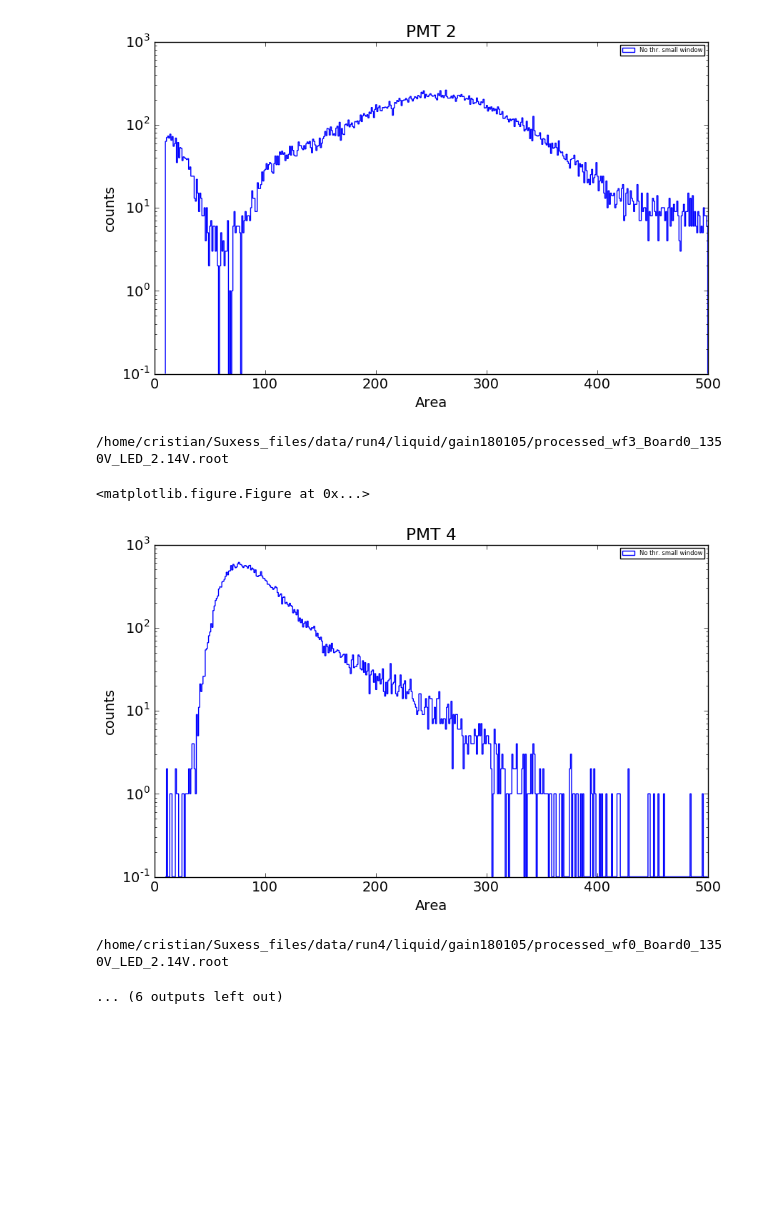
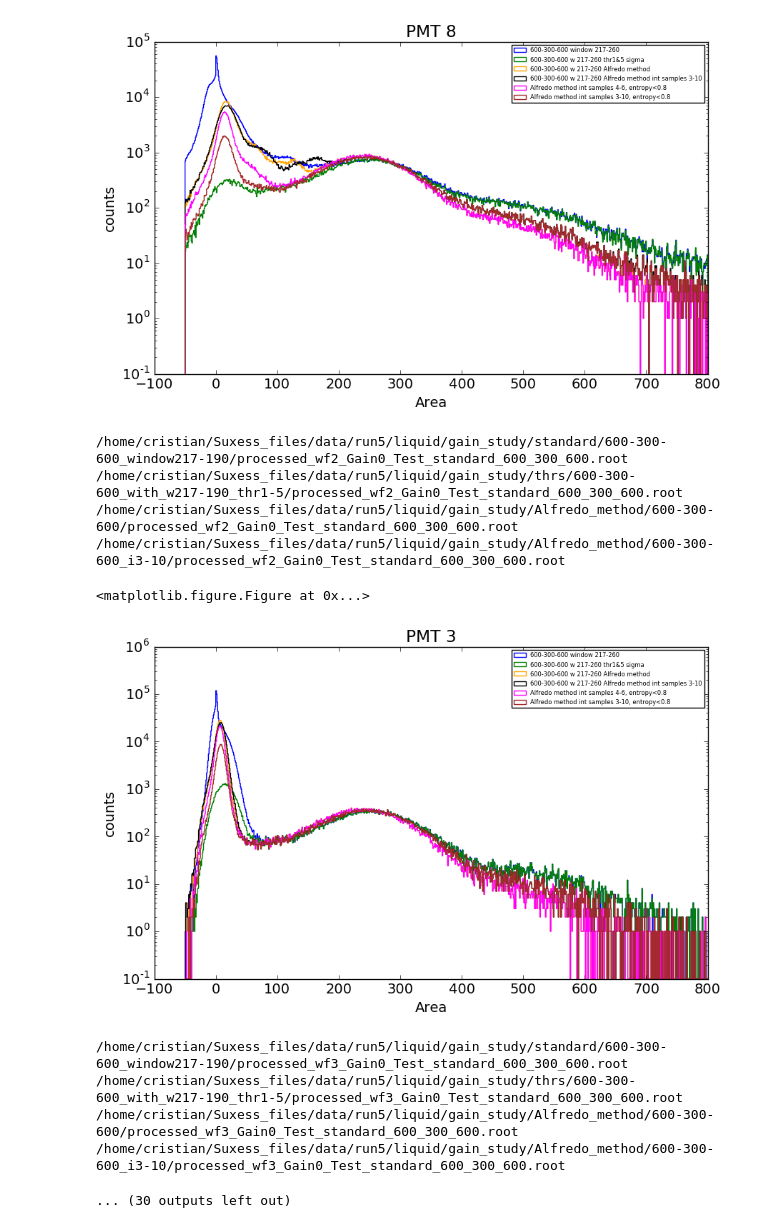
Before and after one commit to CristianAntochi/PMTtesting, a Jupyter notebook: gain_study.ipynb, the cells around one changed output. Cells and saved outputs as stored; diff of their text form; code cells hidden in the pictures; blank space fills up the shorter version.

```diff
--- a/gain_study.ipynb
+++ b/gain_study.ipynb
@@ -114,16 +125,18 @@ def process_ap_file(filename):
 def fit_doubleGauss(x, N, sigma, mu, N2):
     return N*np.exp(-(x-mu)*(x-mu)/(2*sigma*sigma)) + N2*np.exp(-(x-2*mu)*(x-2*mu)/(4*sigma*sigma))
 
-def plot1dhist(data_frame,df1,df2,pmt,func):
+def plot1dhist(data_frame,df1,df2,df3,pmt,func):
     plt.figure(figsize=(10,6))
     #data_frame1=data_frame[(data_frame['area']<50)]
     #weights = np.ones_like(data_frame1['time'])/float(len(data_frame['time'])) # normalized to ALL events (above 2pe th.)
     #plt.colorbar(label='counts')
     #bin_centres = (bin_edges[:-1] + bin_edges[1:])/2
-    plt.hist( data_frame['area'], bins=490, range=((10, 500)), normed = False, log = True,histtype='step', label='No thr. small window')#, weights = weights) #norm=LogNorm()) #bins 200
+    #plt.hist( data_frame['area'], bins=550, range=((-50, 500)), normed = False, log = True,histtype='step', label='220-300-220 standard window 175-215')#, weights = weights) #norm=LogNorm()) #bins 200
 
-    #plt.hist( df1['area'], bins=490, range=((10, 500)), normed = False, log = True,histtype='step', stacked = False, label='old WARP')
-    #plt.hist( df2['area'], bins=490, range=((10, 500)), normed = False, log = True,histtype='step', stacked = False , label = 'new WARP')
+    plt.hist( data_frame['area'], bins=850, range=((-50, 800)), normed = False, log = True,histtype='step', stacked = False, label='600-300-600 window 217-260')
+    plt.hist( df1['area'], bins=850, range=((-50, 800)), normed = False, log = True,histtype='step', stacked = False , label = '600-300-600 w 217-260 thr1&5 sigma')
+    plt.hist( df2['area'], bins=850, range=((-50, 800)), normed = False, log = True,histtype='step', stacked = False, label='600-300-600 w 217-260 Alfredo method', color = 'orange')
+    plt.hist( df3['area'], bins=850, range=((-50, 800)), normed = False, log = True,histtype='step', stacked = False, label='600-300-600 w 217-260 Alfredo method int samples 3-10', color = 'black', linestyle = 'solid')
 
     plt.xlabel('Area')
     plt.ylabel('counts')
@@ -132,8 +145,8 @@ def plot1dhist(data_frame,df1,df2,pmt,func):
     #plt.hist( df1_cut['area'], bins=490, range=((10, 500)), normed = False, log = True,histtype='step', stacked = False, label='old Warp, entropy<0.9')
     #plt.plot(bin_centres, func(bin_centres, *res[0]))
     #plt.savefig(path+'AP_figs/'+'ap_pmt%d_profile_noth_run2_gas.png' % pmt, dpi=150)
-    data_frame1=data_frame[(data_frame['entropy']<0.9)]
-    #h,bin_edges,_= plt.hist( data_frame1['area'], bins=490, range=((10, 500)), normed = False, log = True,histtype='step', stacked = False, label = 'small window, entropy<0.9')
+    data_frame1=df2[(df2['entropy']<0.8)]
+    plt.hist( data_frame1['area'], bins=850, range=((-50, 800)), normed = False, log = True,histtype='step', stacked = False, label = 'Alfredo method int samples 4-6, entropy<0.8', color = 'magenta')
     """
     bin_centres = (bin_edges[:-1] + bin_edges[1:])/2
     D={'height': np.array(h),
@@ -156,10 +169,10 @@ def plot1dhist(data_frame,df1,df2,pmt,func):
     perr = np.sqrt(np.diag(res[1]))
     print(perr)
     """
-    data_frame2=data_frame[(data_frame['entropy']<0.8)]
-    #plt.hist( data_frame2['area'], bins=400, range=((50, 500)), normed = False, log = True,histtype='step', stacked = False,label = 'small window, entropy<0.8')
+    data_frame2=df3[(df3['entropy']<0.8)]
+    plt.hist( data_frame2['area'], bins=850, range=((-50, 800)), normed = False, log = True,histtype='step', stacked = False, label = 'Alfredo method int samples 3-10, entropy<0.8', color = 'brown')
     plt.legend(loc = 'upper right', prop={'size': 6})
-    #plt.savefig(path+'figs/'+'gain_pmt%d_run4_gas.png' % pmt, dpi=150, transparent = False)
+    plt.savefig(path+'Figs/'+'gain_pmt%d_run5_liquid_studies.png' % pmt, dpi=150, transparent = False)
     plt.show()
     plt.clf()
 
@@ -175,26 +188,37 @@ def plot1dhist(data_frame,df1,df2,pmt,func):
     """
 # %%
 for file in os.listdir(path):
-    if 'figs' in file:
+    if 'Figs' in file:
         continue
     print(path+file)
+    #channel = int(file.split("_")[1].lstrip("wf"))
+    #board = int(file.split("_")[2].lstrip("Board"))
     channel = int(file.split("_")[1].lstrip("wf"))
-    board = int(file.split("_")[2].lstrip("Board"))
+    board = int(file.split("_")[2].lstrip("Gain"))
     pmt = channel + 1 + board * 7
+    file1='processed_wf%d_Gain%d_Test_standard_600_300_600.root' %(channel,board)
+    print(path1+file1)
+    file2='processed_wf%d_Gain%d_Test_standard_600_300_600.root' %(channel,board)
+    print(path2+file2)
+    file3='processed_wf%d_Gain%d_Test_standard_600_300_600.root' %(channel,board)
+    print(path3+file3)
+    #file4='processed_wf%d_Gain%d_Test_standard_600_300_600.root' %(channel,board)
+    #print(path4+file4)
     #print(channel,board, pmt)
     #my_regex = r"(processed_wf"+ str(channel) + r"_Board" + str(board) +r"_1300V_LED_*)"
     #for file0 in mypaths1:
     #    if re.search(my_regex, file0):
     #        file1 = file0
     #print(file1)
-    #df1 = process_ap_file(path1+file)
+    df1 = process_ap_file(path1+file1)
     #for f4 in mypaths2:
     #    if re.search(my_regex, f4) :
     #        file2 = f4
 
     data = process_ap_file(path+file)
-    #df2 = process_ap_file(path2+file)
-
+    df2 = process_ap_file(path2+file2)
+    df3 = process_ap_file(path3+file3)
+    #df4 = process_ap_file(path4+file4)
     #AP_data = AP_data[AP_data['entropy']<0.4]
-    plot1dhist(data,data,data,pmt,fit_doubleGauss)
+    plot1dhist(data,df1,df2,df3,pmt,fit_doubleGauss)
 # %% [output]
@@ -207,7 +240,13 @@ for file in os.listdir(path):
 <matplotlib.figure.Figure at 0x...>
-[figure, old version]
+[figure, new version]
-/home/cristian/Suxess_files/data/run4/liquid/gain180105/processed_wf3_Board0_1350V_LED_2.14V.root
+/home/cristian/Suxess_files/data/run5/liquid/gain_study/standard/600-300-600_window217-190/processed_wf2_Gain0_Test_standard_600_300_600.root
+/home/cristian/Suxess_files/data/run5/liquid/gain_study/thrs/600-300-600_with_w217-190_thr1-5/processed_wf2_Gain0_Test_standard_600_300_600.root
+/home/cristian/Suxess_files/data/run5/liquid/gain_study/Alfredo_method/600-300-600/processed_wf2_Gain0_Test_standard_600_300_600.root
+/home/cristian/Suxess_files/data/run5/liquid/gain_study/Alfredo_method/600-300-600_i3-10/processed_wf2_Gain0_Test_standard_600_300_600.root
 <matplotlib.figure.Figure at 0x...>
-[figure, old version]
+[figure, new version]
-/home/cristian/Suxess_files/data/run4/liquid/gain180105/processed_wf0_Board0_1350V_LED_2.14V.root
+/home/cristian/Suxess_files/data/run5/liquid/gain_study/standard/600-300-600_window217-190/processed_wf3_Gain0_Test_standard_600_300_600.root
+/home/cristian/Suxess_files/data/run5/liquid/gain_study/thrs/600-300-600_with_w217-190_thr1-5/processed_wf3_Gain0_Test_standard_600_300_600.root
+/home/cristian/Suxess_files/data/run5/liquid/gain_study/Alfredo_method/600-300-600/processed_wf3_Gain0_Test_standard_600_300_600.root
+/home/cristian/Suxess_files/data/run5/liquid/gain_study/Alfredo_method/600-300-600_i3-10/processed_wf3_Gain0_Test_standard_600_300_600.root
-... (6 outputs left out)
+... (30 outputs left out)
```
Also changed, not shown: parts of 5 cells of this notebook, 2 other files.
